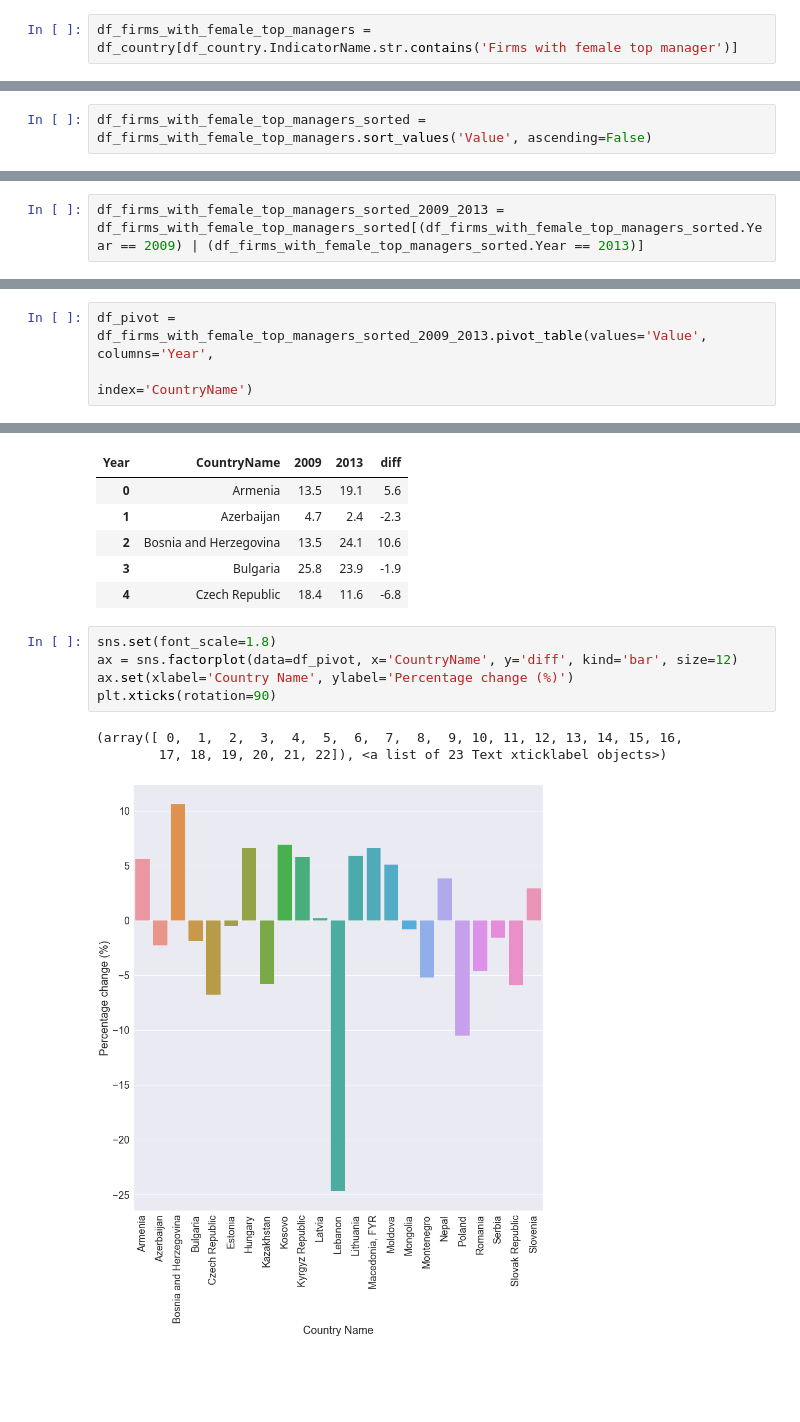
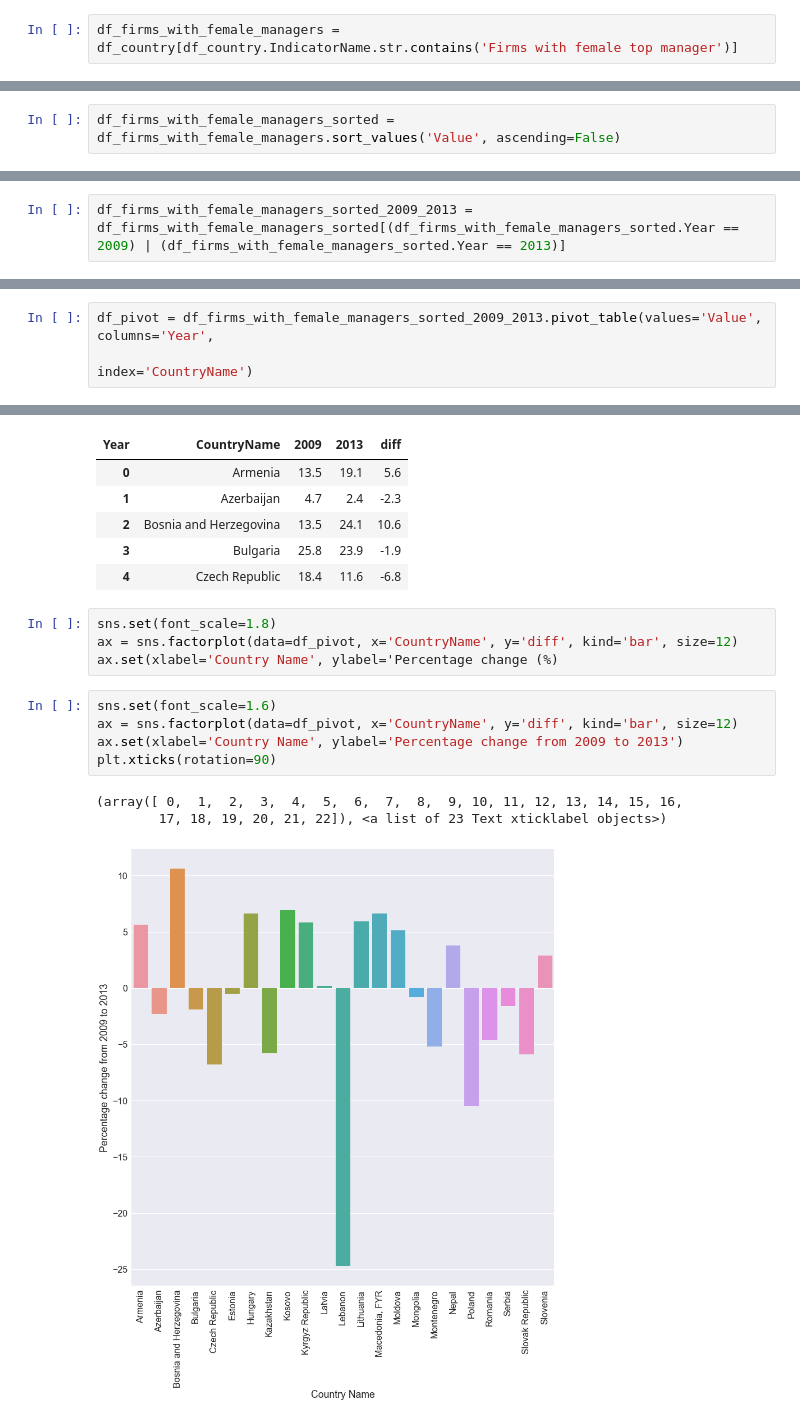
Before and after one commit to capac/WorldDevelopment, a Jupyter notebook: changes-in-companies-run-by-women.ipynb, the cells around one changed output, grey strips where cells are left out. Cells and saved outputs as stored; diff of their text form; blank space fills up the shorter version.

Commit message:
Update on data analysis

```diff
--- a/world-development-notebook.ipynb
+++ b/changes-in-companies-run-by-women.ipynb
@@ -192,5 +196,5 @@ df_country[(df_country['CountryName'] == 'Sweden') & (df_country['IndicatorCode'
 |  | CountryName | CountryCode | IndicatorName | IndicatorCode | Year | Value |
 | 5628892 | Sweden | SWE | Firms with female top manager (% ... | IC.FRM.FEMM.ZS | 2014 | 12.5 |
 # %%
-df_firms_with_female_top_managers = df_country[df_country.IndicatorName.str.contains('Firms with female top manager')]
+df_firms_with_female_managers = df_country[df_country.IndicatorName.str.contains('Firms with female top manager')]
 # %%
@@ -204,4 +208,4 @@ Year               9
 Value            124
 dtype: int64
 # %%
-df_firms_with_female_top_managers_sorted = df_firms_with_female_top_managers.sort_values('Value', ascending=False)
+df_firms_with_female_managers_sorted = df_firms_with_female_managers.sort_values('Value', ascending=False)
@@ -268,5 +306,5 @@ df_firms_with_female_top_managers_sorted_2013 = df_firms_with_female_top_manager
 # %%
-df_firms_with_female_top_managers_sorted_2009_2013 = df_firms_with_female_top_managers_sorted[(df_firms_with_female_top_managers_sorted.Year == 2009) | (df_firms_with_female_top_managers_sorted.Year == 2013)]
+df_firms_with_female_managers_sorted_2009_2013 = df_firms_with_female_managers_sorted[(df_firms_with_female_managers_sorted.Year == 2009) | (df_firms_with_female_managers_sorted.Year == 2013)]
 # %%
 # plt.figure(figsize=(50, 80))
 sns.set(font_scale=4)
@@ -277,7 +315,7 @@ ax.set(xlabel='Value (%)', ylabel='Country Name')
 <seaborn.axisgrid.FacetGrid at 0x...>
 [figure]
 # %%
-df_pivot = df_firms_with_female_top_managers_sorted_2009_2013.pivot_table(values='Value', columns='Year',
+df_pivot = df_firms_with_female_managers_sorted_2009_2013.pivot_table(values='Value', columns='Year',
                                                                           index='CountryName')
 # %%
 df_listed_companies_by_year = df_listed_companies.pivot_table(values='Value', index='CountryName', columns='Year')
@@ -328,9 +354,13 @@ df_pivot.head()
 # %%
 sns.set(font_scale=1.8)
 ax = sns.factorplot(data=df_pivot, x='CountryName', y='diff', kind='bar', size=12)
-ax.set(xlabel='Country Name', ylabel='Percentage change (%)')
-plt.xticks(rotation=90)
+ax.set(xlabel='Country Name', ylabel='Percentage change (%)
-# %% [output]
-(array([ 0,  1,  2,  3,  4,  5,  6,  7,  8,  9, 10, 11, 12, 13, 14, 15, 16,
-        17, 18, 19, 20, 21, 22]), <a list of 23 Text xticklabel objects>)
-[figure, removed]
+# %%
+sns.set(font_scale=1.6)
+ax = sns.factorplot(data=df_pivot, x='CountryName', y='diff', kind='bar', size=12)
+ax.set(xlabel='Country Name', ylabel='Percentage change from 2009 to 2013')
+plt.xticks(rotation=90)
+# %% [output]
+(array([ 0,  1,  2,  3,  4,  5,  6,  7,  8,  9, 10, 11, 12, 13, 14, 15, 16,
+        17, 18, 19, 20, 21, 22]), <a list of 23 Text xticklabel objects>)
+[figure, added]
```
Also changed, not shown: parts of 52 cells of this notebook, 1 other file.
